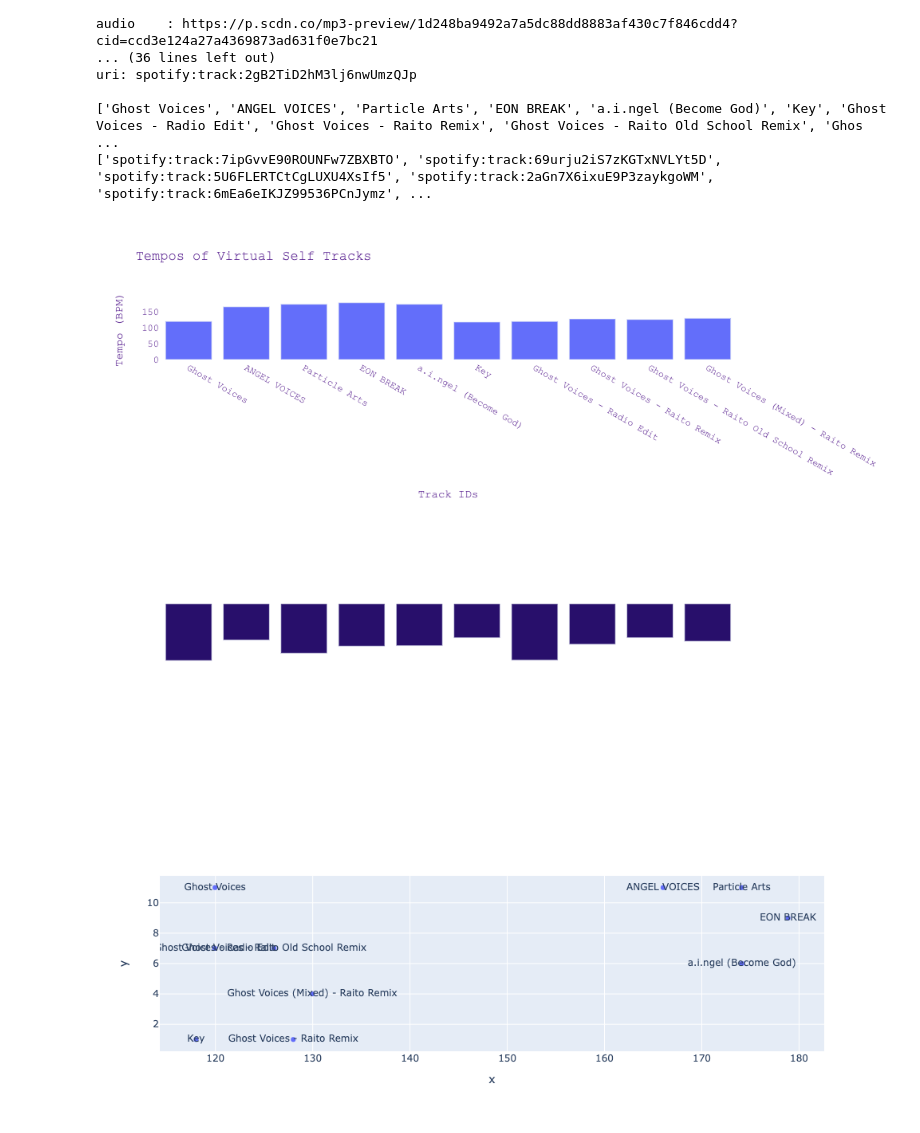
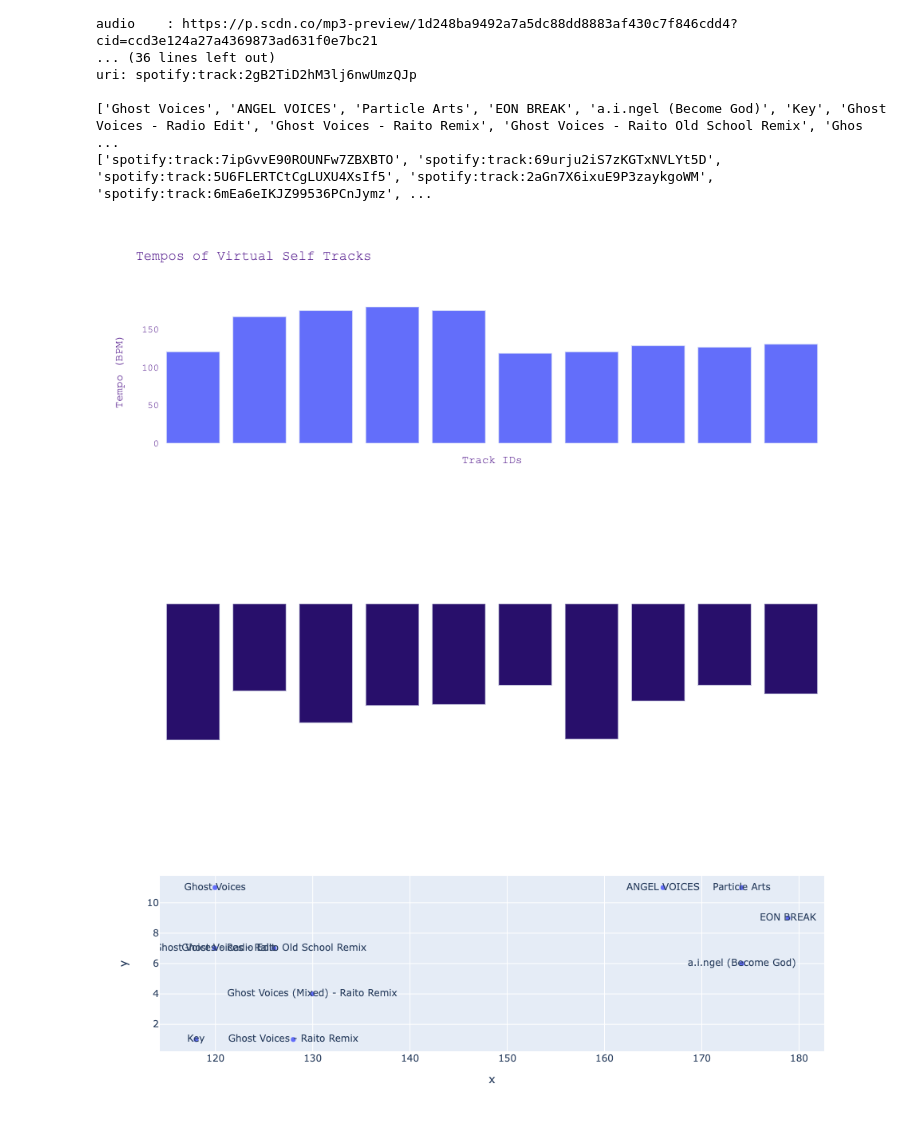
Before and after one commit to ericly906/trackolini-django, a Jupyter notebook: Untitled.ipynb, the cells around one changed output. Cells and saved outputs as stored; diff of their text form; code cells hidden in the pictures.

```diff
--- a/Untitled.ipynb
+++ b/Untitled.ipynb
@@ -57,25 +57,26 @@ from plotly.offline import plot
 # %%
 data = [go.Bar(x=track_names,
             y=track_tempos)]
 fig = go.Figure()
 fig.add_trace(go.Bar(x=track_names,
             y=track_tempos))
 fig.update_layout(
     title="Tempos of Virtual Self Tracks",
     xaxis_title="Track IDs",
     yaxis_title="Tempo (BPM)",
     legend_title="Legend Title",
     font=dict(
         family="Courier New, monospace",
         size=12,
         color="RebeccaPurple"
     ),
     paper_bgcolor='rgba(0,0,0,0)',
-    plot_bgcolor='rgba(0,0,0,0)'
+    plot_bgcolor='rgba(0,0,0,0)',
+    xaxis_showticklabels=False
 )
 fig.show()
 # %% [output]
-[figure, old version]
+[figure, new version]
 # %%
 fig = go.Figure()
 fig.add_trace(go.Bar(x=track_names,
@@ -90,10 +91,11 @@ fig.update_layout(
         color="White"
     ),
     paper_bgcolor='rgba(0,0,0,0)',
-    plot_bgcolor='rgba(0,0,0,0)'
+    plot_bgcolor='rgba(0,0,0,0)',
+    xaxis_showticklabels=False
 )
 # %% [output]
-[figure, old version]
+[figure, new version]
 # %%
 import plotly.express as px
 fig = px.scatter(x=track_tempos, y=track_key, text=track_names)
```
Also changed, not shown: parts of 4 cells of this notebook, 12 other files.
